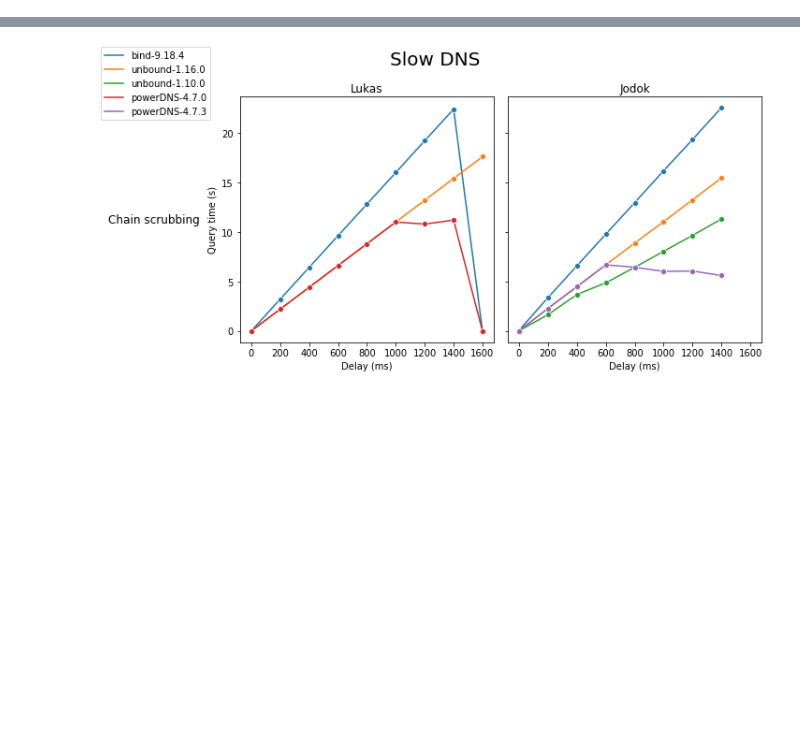
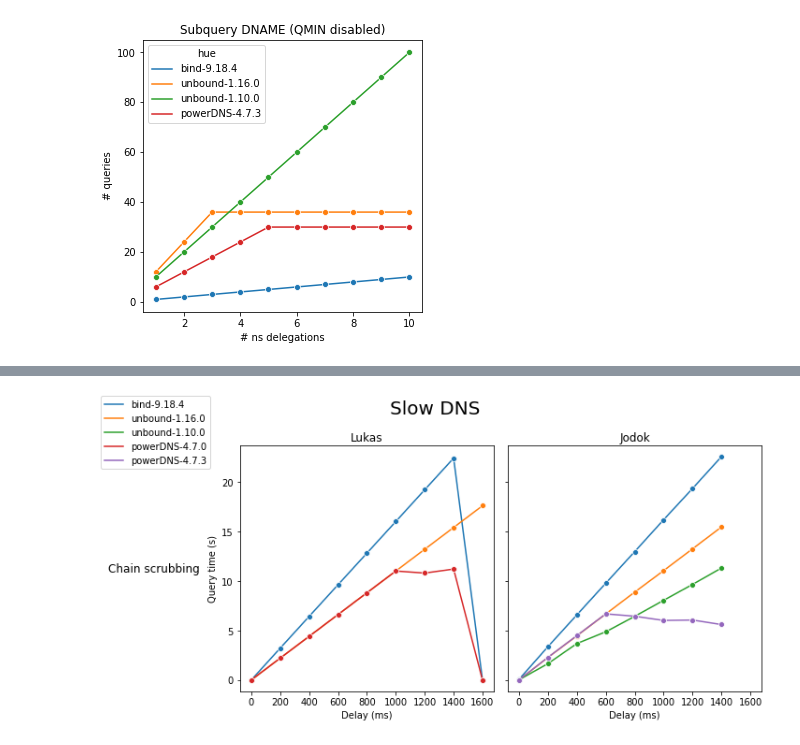
Before and after one commit to jaymoneyjay/dns-testbed, a Jupyter notebook: results/plotter.ipynb, the cells around one changed output, grey strips where cells are left out. Saved outputs shown, nothing was run; the diff lists cells and outputs as text; code cells hidden in the pictures; blank space fills up the shorter version.

Commit message:
run slow DNS + DNAME + scrubbing

```diff
--- a/results/plotter.ipynb
+++ b/results/plotter.ipynb
@@ -46,0 +60,5 @@ def generate_subplots(dfs, title, x_label, y_label, row_annots, col_annots, hue_
+# %%
+df = pd.read_csv("subquery+DNAME_QMIN=disabled/data.csv")
+generate_plot(df, "Subquery DNAME (QMIN disabled)", "# ns delegations", "# queries")
+# %% [output]
+[figure, added]
```
Also changed, not shown: parts of 8 cells of this notebook, 7 other files.
